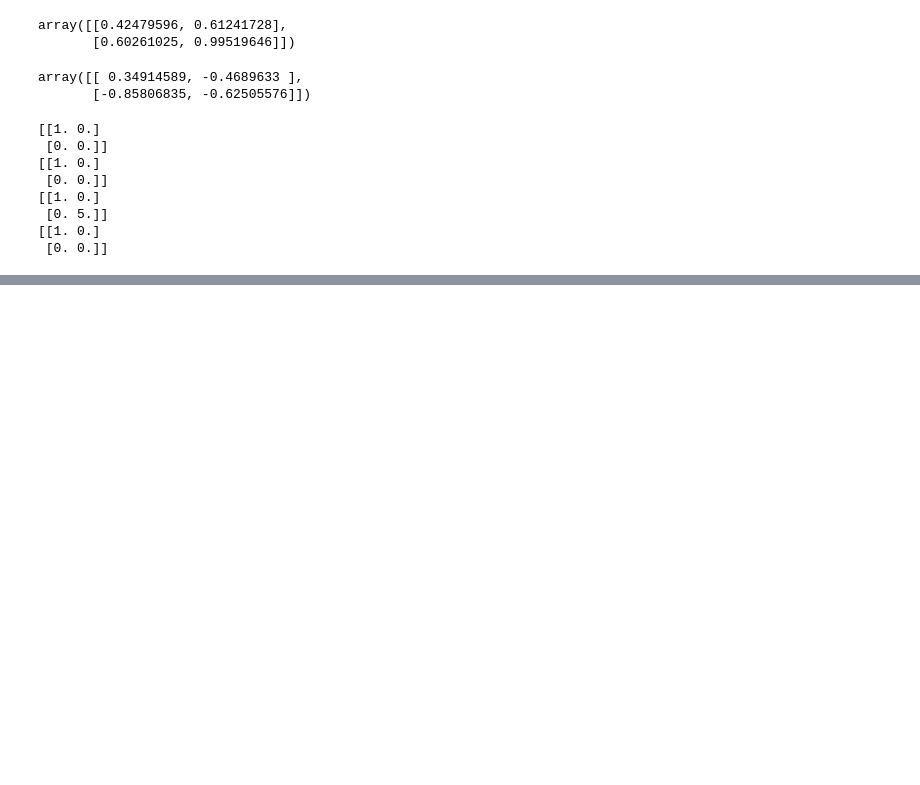
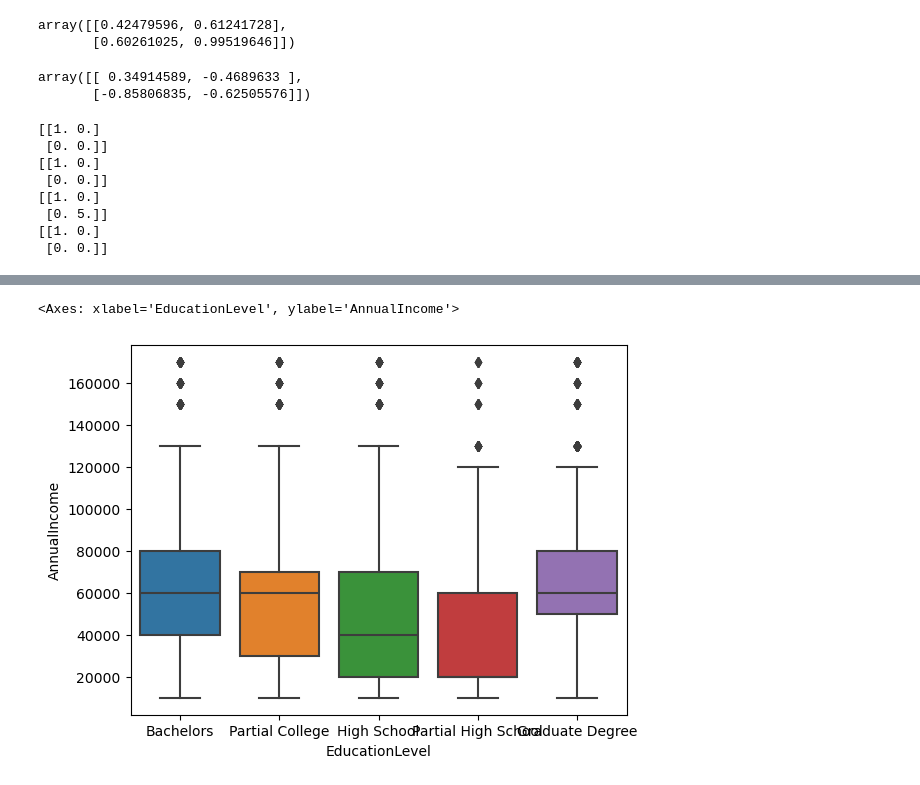
Before and after one commit to juniorh-3il/data-science, a Jupyter notebook: 02-Python-Data-Science-Numpy-Matplotlib/playground.ipynb, the cells around one changed output, grey strips where cells are left out. Saved outputs shown, nothing was run; the diff lists cells and outputs as text; code cells hidden in the pictures; blank space fills up the shorter version.

```diff
--- a/02-Python-Data-Science-Numpy-Matplotlib/playground.ipynb
+++ b/02-Python-Data-Science-Numpy-Matplotlib/playground.ipynb
@@ -56,0 +170,5 @@ print(arr_orginal)
+# %%
+sns.boxplot(x="EducationLevel", y="AnnualIncome", data=df_customer)
+# %% [output]
+<Axes: xlabel='EducationLevel', ylabel='AnnualIncome'>
+[figure, added]
```
Also changed, not shown: parts of 19 cells of this notebook, 2 other files.
